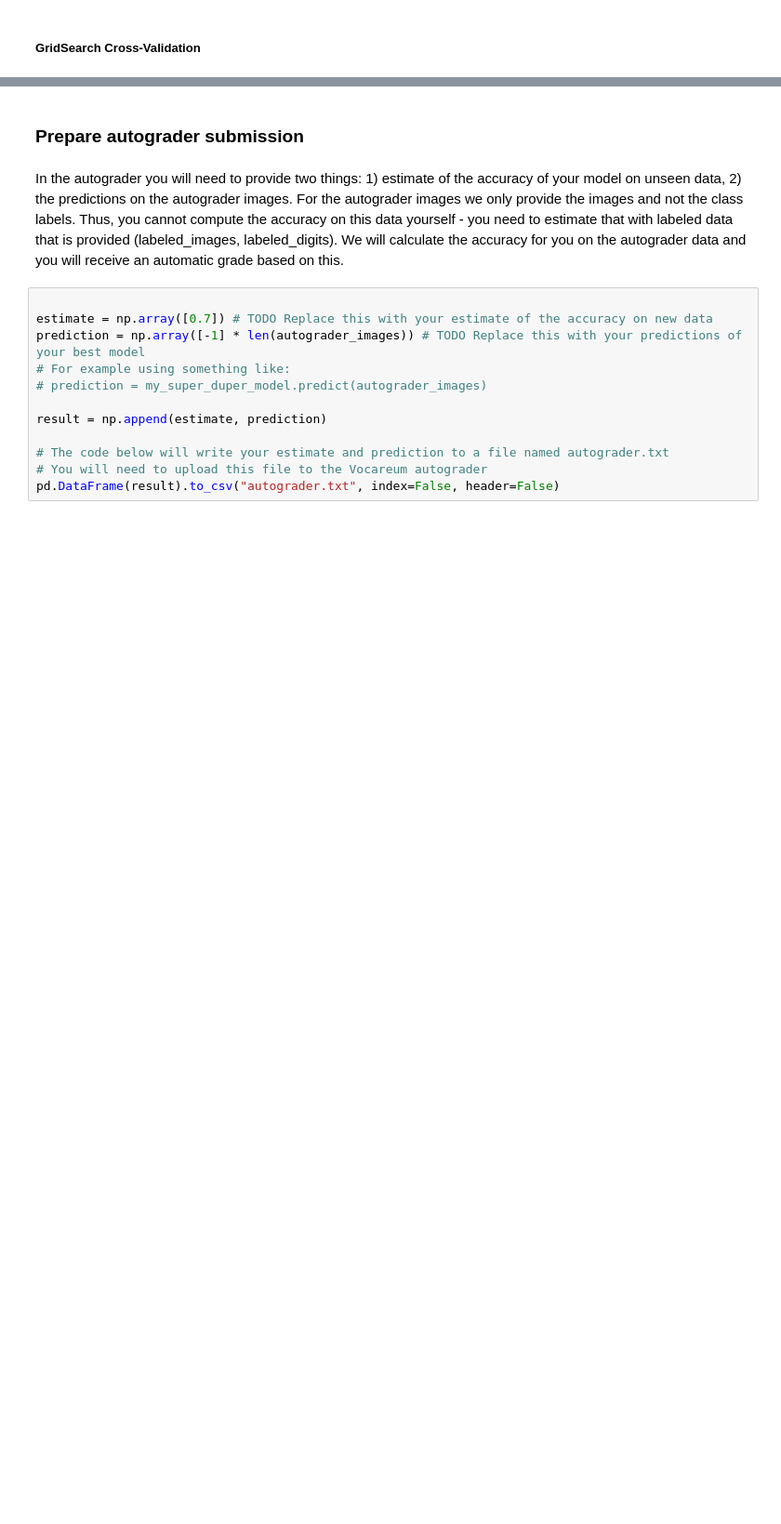
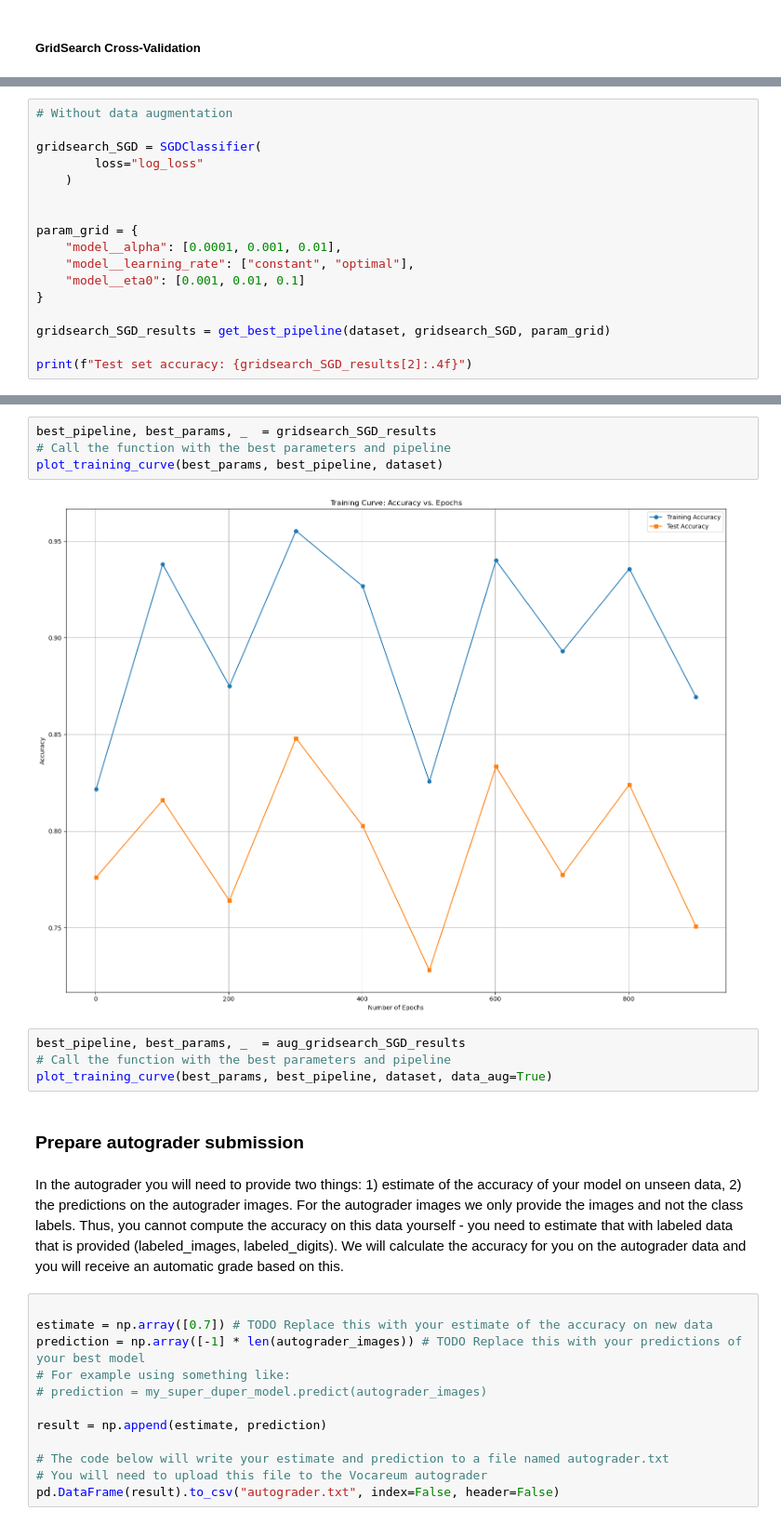
Before and after one commit to Person-Maink/ESL6, a Jupyter notebook: template.ipynb, the cells around one changed output, grey strips where cells are left out. Shown: that part at 93% size. Drawn from its saved outputs; the diff is of its cells as text; blank space fills up the shorter version.

Commit message:
Training SGD
- [x] Train the SGD (find details in the jupyter notebook)

```diff
--- a/template.ipynb
+++ b/template.ipynb
@@ -278,0 +294,17 @@ Test set accuracy: 0.8547
+# %%
+# Without data augmentation
+
+gridsearch_SGD = SGDClassifier(
+        loss="log_loss"
+    )
+
+
+param_grid = {
+    "model__alpha": [0.0001, 0.001, 0.01],
+    "model__learning_rate": ["constant", "optimal"],
+    "model__eta0": [0.001, 0.01, 0.1]
+}
+
+gridsearch_SGD_results = get_best_pipeline(dataset, gridsearch_SGD, param_grid)
+
+print(f"Test set accuracy: {gridsearch_SGD_results[2]:.4f}")
@@ -279,3 +478,13 @@ Test set accuracy: 0.8547
+# %%
+best_pipeline, best_params, _  = gridsearch_SGD_results
+# Call the function with the best parameters and pipeline
+plot_training_curve(best_params, best_pipeline, dataset)
+# %% [output]
+[figure, added]
+# %%
+best_pipeline, best_params, _  = aug_gridsearch_SGD_results
+# Call the function with the best parameters and pipeline
+plot_training_curve(best_params, best_pipeline, dataset, data_aug=True)
 # %% [markdown]
 ### Prepare autograder submission
 # %% [markdown]
```
Also changed, not shown: parts of 14 cells of this notebook, 5 other files.
